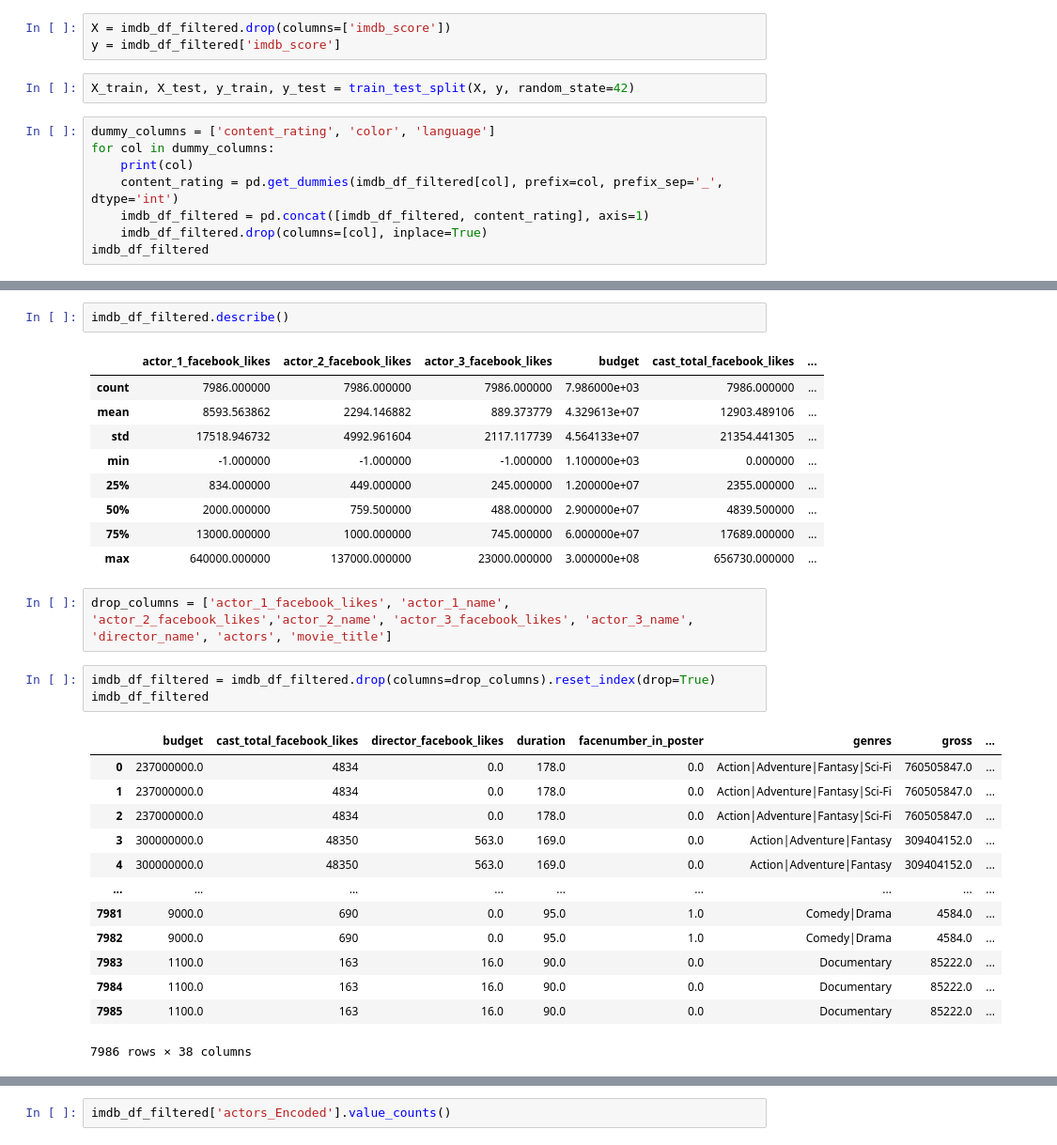
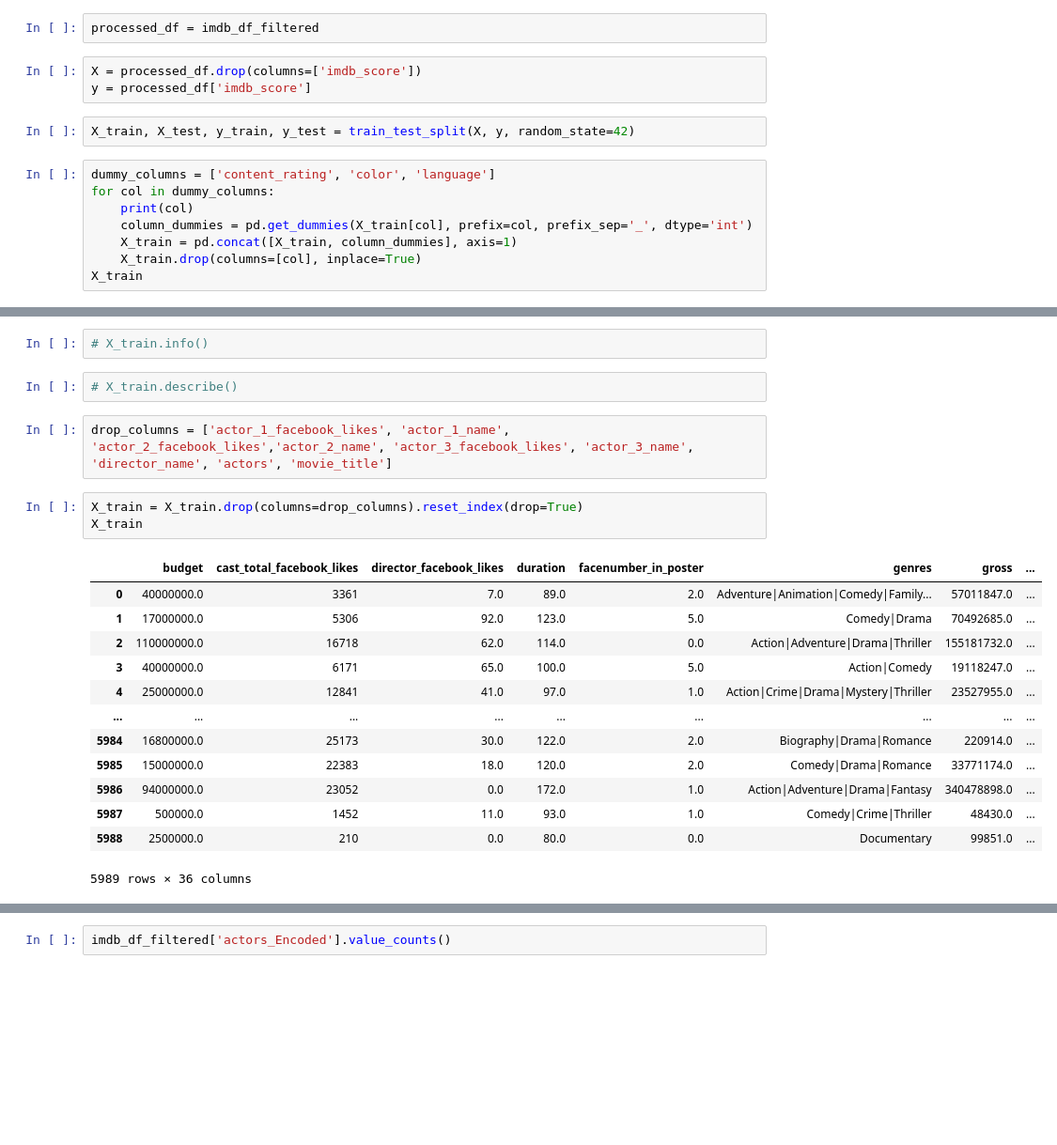
Before and after one commit to 36kp/module-16-project, a Jupyter notebook: src/imdb_analysis.ipynb, the cells around one changed output, grey strips where cells are left out. Shown: that part at 94% size. Drawn from its saved outputs; the diff is of its cells as text; blank space fills up the shorter version.

```diff
--- a/src/imdb_analysis.ipynb
+++ b/src/imdb_analysis.ipynb
@@ -129,19 +129,21 @@ imdb_df_filtered
 | 7984 | 86.0 | John August | 23.0 | Brian Herzlinger | 16.0 | ... |
 | 7985 | 86.0 | John August | 23.0 | Brian Herzlinger | 16.0 | ... |
 7986 rows × 28 columns
+# %%
+processed_df = imdb_df_filtered
 # %%
-X = imdb_df_filtered.drop(columns=['imdb_score'])
-y = imdb_df_filtered['imdb_score']
+X = processed_df.drop(columns=['imdb_score'])
+y = processed_df['imdb_score']
 # %%
 X_train, X_test, y_train, y_test = train_test_split(X, y, random_state=42)
 # %%
 dummy_columns = ['content_rating', 'color', 'language']
 for col in dummy_columns:
     print(col)
-    content_rating = pd.get_dummies(imdb_df_filtered[col], prefix=col, prefix_sep='_', dtype='int')
-    imdb_df_filtered = pd.concat([imdb_df_filtered, content_rating], axis=1)
-    imdb_df_filtered.drop(columns=[col], inplace=True)
-imdb_df_filtered
+    column_dummies = pd.get_dummies(X_train[col], prefix=col, prefix_sep='_', dtype='int')
+    X_train = pd.concat([X_train, column_dummies], axis=1)
+    X_train.drop(columns=[col], inplace=True)
+X_train
 # %% [output]
 content_rating
 color
@@ -182,32 +164,24 @@ memory usage: 2.2+ MB
-# %%
-imdb_df_filtered.describe()
-# %% [output]
-|  | actor_1_facebook_likes | actor_2_facebook_likes | actor_3_facebook_likes | budget | cast_total_facebook_likes | ... |
-| count | 7986.000000 | 7986.000000 | 7986.000000 | 7.986000e+03 | 7986.000000 | ... |
-| mean | 8593.563862 | 2294.146882 | 889.373779 | 4.329613e+07 | 12903.489106 | ... |
-| std | 17518.946732 | 4992.961604 | 2117.117739 | 4.564133e+07 | 21354.441305 | ... |
-| min | -1.000000 | -1.000000 | -1.000000 | 1.100000e+03 | 0.000000 | ... |
-| 25% | 834.000000 | 449.000000 | 245.000000 | 1.200000e+07 | 2355.000000 | ... |
-| 50% | 2000.000000 | 759.500000 | 488.000000 | 2.900000e+07 | 4839.500000 | ... |
-| 75% | 13000.000000 | 1000.000000 | 745.000000 | 6.000000e+07 | 17689.000000 | ... |
-| max | 640000.000000 | 137000.000000 | 23000.000000 | 3.000000e+08 | 656730.000000 | ... |
+# %%
+# X_train.info()
+# %%
+# X_train.describe()
 # %%
 drop_columns = ['actor_1_facebook_likes', 'actor_1_name', 'actor_2_facebook_likes','actor_2_name', 'actor_3_facebook_likes', 'actor_3_name', 'director_name', 'actors', 'movie_title']
 # %%
-imdb_df_filtered = imdb_df_filtered.drop(columns=drop_columns).reset_index(drop=True)
-imdb_df_filtered
+X_train = X_train.drop(columns=drop_columns).reset_index(drop=True)
+X_train
 # %% [output]
 |  | budget | cast_total_facebook_likes | director_facebook_likes | duration | facenumber_in_poster | genres | gross | ... |
-| 0 | 237000000.0 | 4834 | 0.0 | 178.0 | 0.0 | Action|Adventure|Fantasy|Sci-Fi | 760505847.0 | ... |
-| 1 | 237000000.0 | 4834 | 0.0 | 178.0 | 0.0 | Action|Adventure|Fantasy|Sci-Fi | 760505847.0 | ... |
-| 2 | 237000000.0 | 4834 | 0.0 | 178.0 | 0.0 | Action|Adventure|Fantasy|Sci-Fi | 760505847.0 | ... |
-| 3 | 300000000.0 | 48350 | 563.0 | 169.0 | 0.0 | Action|Adventure|Fantasy | 309404152.0 | ... |
-| 4 | 300000000.0 | 48350 | 563.0 | 169.0 | 0.0 | Action|Adventure|Fantasy | 309404152.0 | ... |
+| 0 | 40000000.0 | 3361 | 7.0 | 89.0 | 2.0 | Adventure|Animation|Comedy|Family... | 57011847.0 | ... |
+| 1 | 17000000.0 | 5306 | 92.0 | 123.0 | 5.0 | Comedy|Drama | 70492685.0 | ... |
+| 2 | 110000000.0 | 16718 | 62.0 | 114.0 | 0.0 | Action|Adventure|Drama|Thriller | 155181732.0 | ... |
+| 3 | 40000000.0 | 6171 | 65.0 | 100.0 | 5.0 | Action|Comedy | 19118247.0 | ... |
+| 4 | 25000000.0 | 12841 | 41.0 | 97.0 | 1.0 | Action|Crime|Drama|Mystery|Thriller | 23527955.0 | ... |
 | ... | ... | ... | ... | ... | ... | ... | ... | ... |
-| 7981 | 9000.0 | 690 | 0.0 | 95.0 | 1.0 | Comedy|Drama | 4584.0 | ... |
-| 7982 | 9000.0 | 690 | 0.0 | 95.0 | 1.0 | Comedy|Drama | 4584.0 | ... |
-| 7983 | 1100.0 | 163 | 16.0 | 90.0 | 0.0 | Documentary | 85222.0 | ... |
-| 7984 | 1100.0 | 163 | 16.0 | 90.0 | 0.0 | Documentary | 85222.0 | ... |
-| 7985 | 1100.0 | 163 | 16.0 | 90.0 | 0.0 | Documentary | 85222.0 | ... |
+| 5984 | 16800000.0 | 25173 | 30.0 | 122.0 | 2.0 | Biography|Drama|Romance | 220914.0 | ... |
+| 5985 | 15000000.0 | 22383 | 18.0 | 120.0 | 2.0 | Comedy|Drama|Romance | 33771174.0 | ... |
+| 5986 | 94000000.0 | 23052 | 0.0 | 172.0 | 1.0 | Action|Adventure|Drama|Fantasy | 340478898.0 | ... |
+| 5987 | 500000.0 | 1452 | 11.0 | 93.0 | 1.0 | Comedy|Crime|Thriller | 48430.0 | ... |
+| 5988 | 2500000.0 | 210 | 0.0 | 80.0 | 0.0 | Documentary | 99851.0 | ... |
-7986 rows × 38 columns
+5989 rows × 36 columns
 # %%
```
Also changed, not shown: parts of 3 cells of this notebook.
